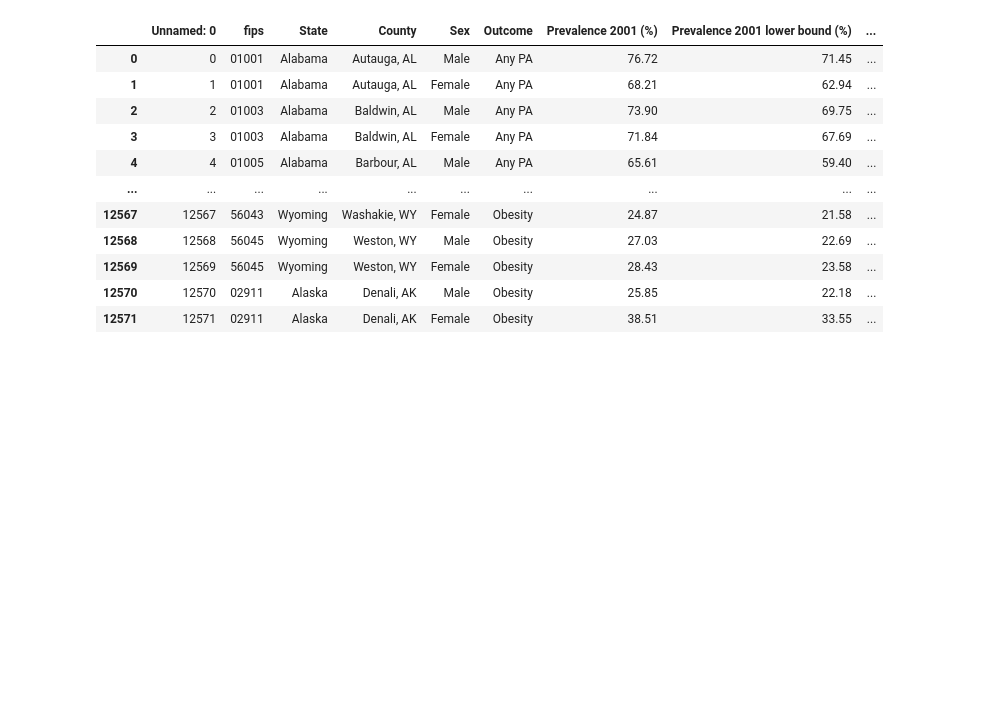
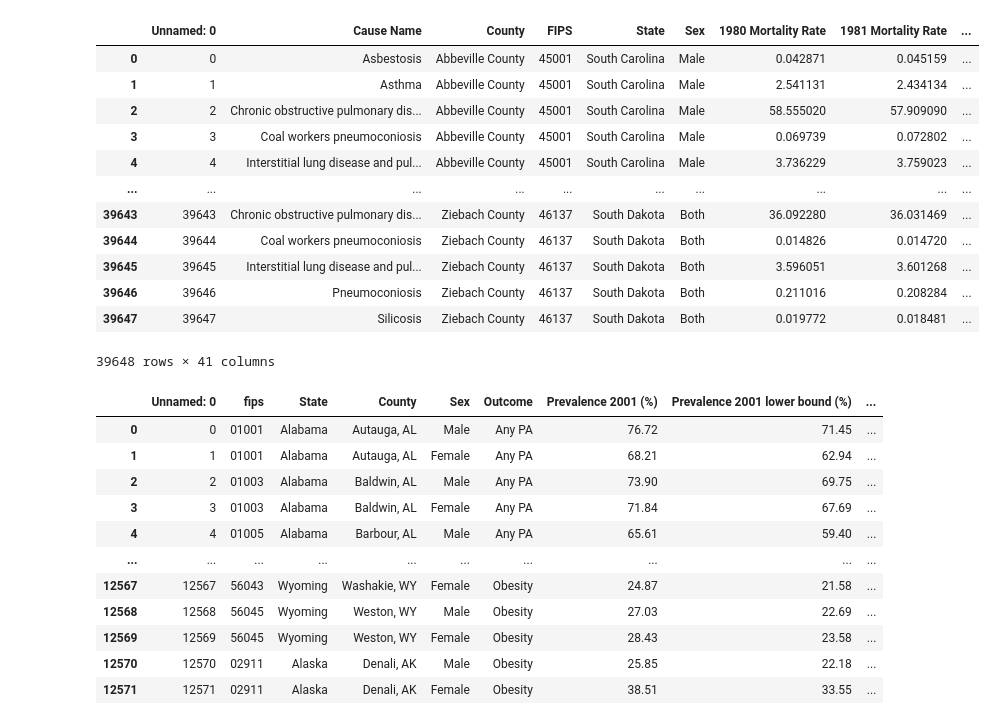
Before and after one commit to calculaterceec/Proj4Team2, a Jupyter notebook: code/02-2-Demo_with_health.ipynb, the cells around one changed output. Drawn from its saved outputs; the diff is of its cells as text; code cells hidden in the pictures; blank space fills up the shorter version.

```diff
--- a/code/02-2-Demo_with_health.ipynb
+++ b/code/02-2-Demo_with_health.ipynb
@@ -4,6 +4,28 @@ pd.set_option('display.max_columns', None)
 pd.set_option('display.max_colwidth', None)
 
 import numpy as np
+# %%
+# Reading in the infectious disease file.
+
+infect_disease = pd.read_csv(
+        '../data/cleaned/',
+        dtype = {'FIPS': object})
+# %%
+infect_disease
+# %% [output]
+|  | Unnamed: 0 | Cause Name | County | FIPS | State | Sex | 1980 Mortality Rate | 1981 Mortality Rate | ... |
+| 0 | 0 | Asbestosis | Abbeville County | 45001 | South Carolina | Male | 0.042871 | 0.045159 | ... |
+| 1 | 1 | Asthma | Abbeville County | 45001 | South Carolina | Male | 2.541131 | 2.434134 | ... |
+| 2 | 2 | Chronic obstructive pulmonary dis... | Abbeville County | 45001 | South Carolina | Male | 58.555020 | 57.909090 | ... |
+| 3 | 3 | Coal workers pneumoconiosis | Abbeville County | 45001 | South Carolina | Male | 0.069739 | 0.072802 | ... |
+| 4 | 4 | Interstitial lung disease and pul... | Abbeville County | 45001 | South Carolina | Male | 3.736229 | 3.759023 | ... |
+| ... | ... | ... | ... | ... | ... | ... | ... | ... | ... |
+| 39643 | 39643 | Chronic obstructive pulmonary dis... | Ziebach County | 46137 | South Dakota | Both | 36.092280 | 36.031469 | ... |
+| 39644 | 39644 | Coal workers pneumoconiosis | Ziebach County | 46137 | South Dakota | Both | 0.014826 | 0.014720 | ... |
+| 39645 | 39645 | Interstitial lung disease and pul... | Ziebach County | 46137 | South Dakota | Both | 3.596051 | 3.601268 | ... |
+| 39646 | 39646 | Pneumoconiosis | Ziebach County | 46137 | South Dakota | Both | 0.211016 | 0.208284 | ... |
+| 39647 | 39647 | Silicosis | Ziebach County | 46137 | South Dakota | Both | 0.019772 | 0.018481 | ... |
+39648 rows × 41 columns
 # %%
 # Reading in the physical activity and obesity prevalence data.
 
```
Also changed, not shown: 9 other files.
